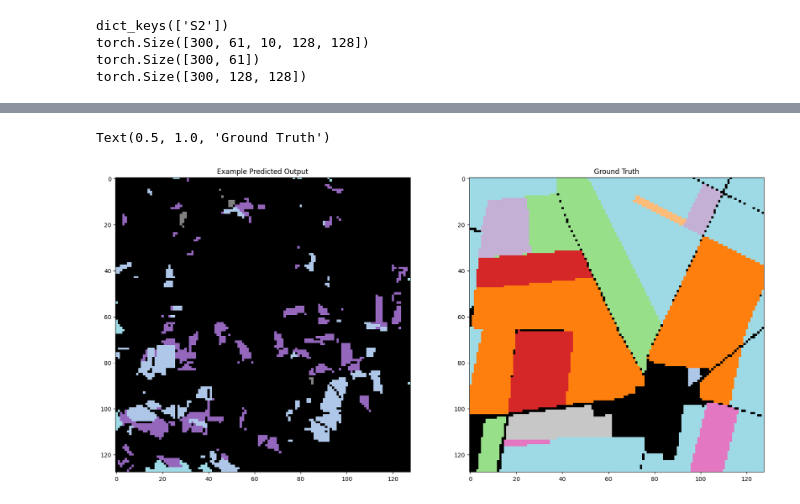
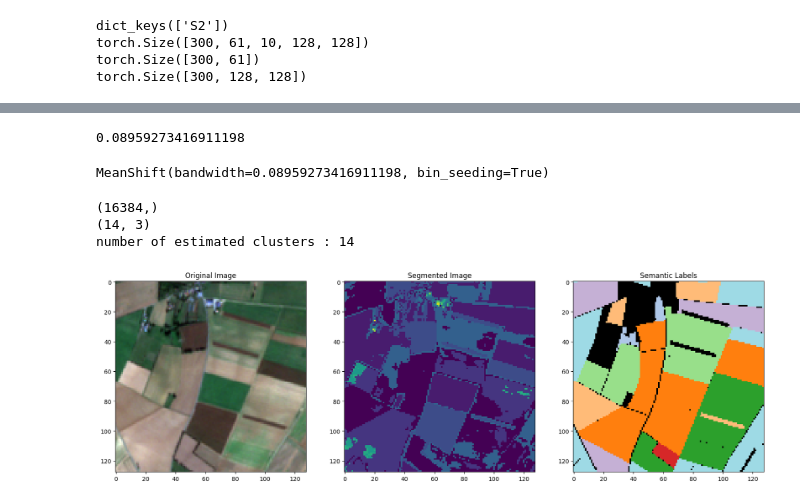
Before and after one commit to blakeschwartz02/CV_Project_2024, a Jupyter notebook: pastis-benchmark/code/mean_shift.ipynb, the cells around one changed output, grey strips where cells are left out. Drawn from its saved outputs; the diff is of its cells as text; code cells hidden in the pictures.

Commit message:
started mean shift

```diff
--- a/pastis-benchmark/code/mean_shift.ipynb
+++ b/pastis-benchmark/code/mean_shift.ipynb
@@ -194,11 +102,45 @@ y_ex_pred = y_ex_pred.reshape([128, 128])
+# %%
+img = get_rgb(x_ex, batch_index=bid) # np array
+original_shape = img.shape
+
+X = img.reshape(-1, 3)
+# %%
+bandwidth = estimate_bandwidth(X, quantile=0.1)
+print(bandwidth)
+# %% [output]
+0.08959273416911198
+# %%
+ms = MeanShift(bandwidth=bandwidth, bin_seeding=True)
+ms.fit(X)
+# %% [output]
+MeanShift(bandwidth=0.08959273416911198, bin_seeding=True)
+# %%
+labels = ms.labels_
+print(labels.shape)
+cluster_centers = ms.cluster_centers_
+print(cluster_centers.shape)
+
+labels_unique = np.unique(labels)
+n_clusters_ = len(labels_unique)
+
+print("number of estimated clusters : %d" % n_clusters_)
+# %% [output]
+(16384,)
+(14, 3)
+number of estimated clusters : 14
 # %%
-fix, axes = plt.subplots(1,2, figsize=(20,20))
+segmented_image = np.reshape(labels, original_shape[:2])
 
-axes[0].imshow(y_ex_pred, cmap=cmap, vmin=0, vmax=20)
-axes[1].imshow(y_ex[0].squeeze(), cmap=cmap, vmin=0, vmax=20)
+fix, axes = plt.subplots(1,3, figsize=(20,20))
 
-axes[0].set_title('Example Predicted Output')
-axes[1].set_title('Ground Truth')
+axes[0].imshow(img)
+axes[1].imshow(segmented_image)
+axes[2].imshow(y_ex[bid].squeeze(), cmap=cmap, vmin=0, vmax=20)
+
+axes[0].set_title('Original Image')
+axes[1].set_title('Segmented Image')
+axes[2].set_title('Semantic Labels')
+
+plt.show()
 # %% [output]
-Text(0.5, 1.0, 'Ground Truth')
-[figure, old version]
+[figure, new version]
```
Also changed, not shown: parts of 12 cells of this notebook, 3 other files.
